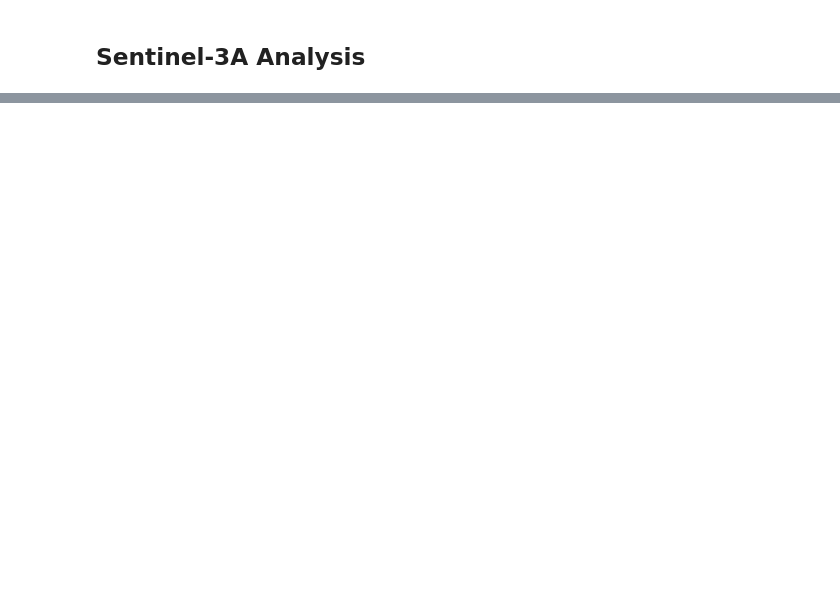
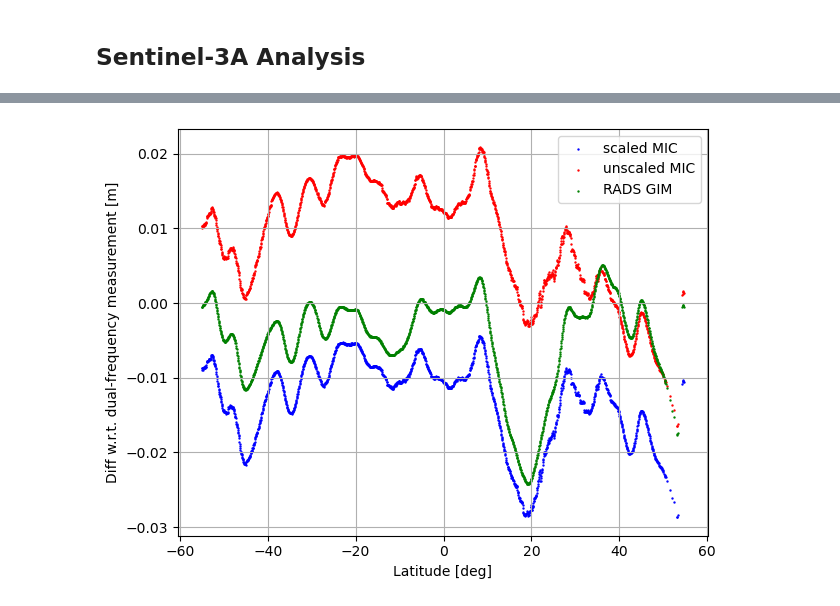
Before and after one commit to djaklouwens/TestAnalysisSimulation, a Jupyter notebook: main/plotting_results_sandbox.ipynb, the cells around one changed output, grey strips where cells are left out. Drawn from its saved outputs; the diff is of its cells as text; code cells hidden in the pictures; blank space fills up the shorter version.

```diff
--- a/main/plotting_results_sandbox.ipynb
+++ b/main/plotting_results_sandbox.ipynb
@@ -172,3 +210,36 @@ Text(0.5, 1.0, 'Paths in which RADS is better')
+# %%
+n = 15
+
+file1 = summary_files[pass_n_files.index(n)]
+file2 = r'results\2024-06-13 09.44 - S3A (pass 15) - a=0.9173 b=0.8994_raw.csv'
+file_list = [file1]#, file2]
+style_extra = [{'alpha':1}]#, {'alpha':1}]
+
+for file, file_style in zip(file_list, style_extra):
+    with open(file, 'r') as f: df = pd.read_table(f, sep=',', header=0, index_col=0)
+
+    lon_array = df['Lon']
+    lat_array = df['Lat']
+    time_array = df['Time']
+
+    MIC_unscaled_local = df['MIC Unscaled']
+    MIC_local = df['MIC']
+    RADS_local = df['RADS GIM']
+
+    style = dict({'s': 0.5}, **file_style)
+    plt.scatter(lat_array, MIC_local, label='scaled MIC', color='blue', **style)
+    plt.scatter(lat_array, MIC_unscaled_local, label='unscaled MIC', color='red', **style)
+    plt.scatter(lat_array, RADS_local, label='RADS GIM', color='green', **style)
+
+plt.ylabel('Diff w.r.t. dual-frequency measurement [m]')
+
+plt.xlabel('Latitude [deg]')
+plt.grid()
+plt.legend()#bbox_to_anchor=(1.06, 0.99), loc='upper left')
+plt.tight_layout()
+plt.savefig(os.path.join(res_dir, 'path_15_latitude.svg'), dpi=300)
+# %% [output]
+[figure, added]
 # %%
 fig, ax = plt.subplots(figsize=(14,6))
 earth=Basemap()
```
Also changed, not shown: parts of 13 cells of this notebook, 23 other files.
